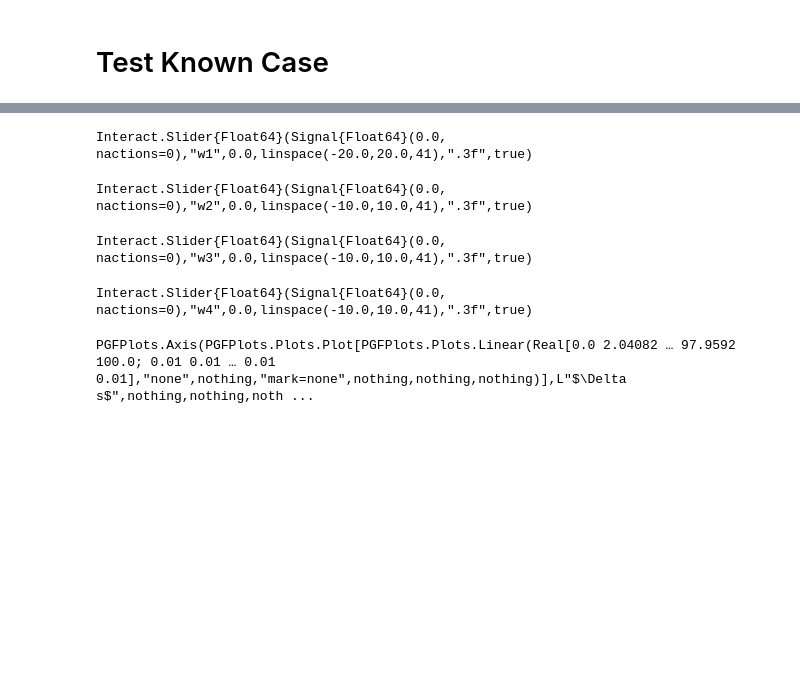
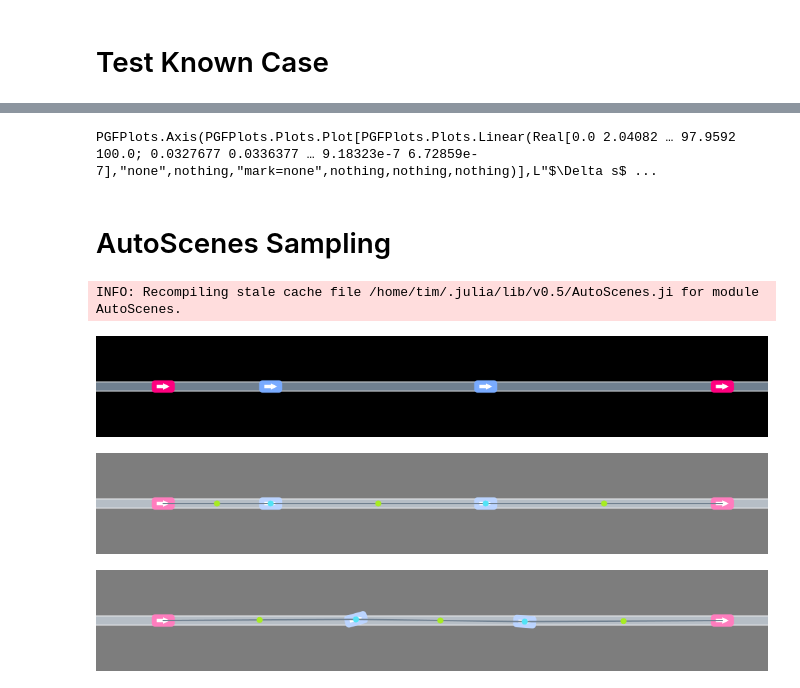
Before and after one commit to tawheeler/AutoScenes.jl, a Jupyter notebook: docs/TestKnownCase.ipynb, the cells around one changed output, grey strips where cells are left out. Saved outputs shown, nothing was run; the diff lists cells and outputs as text; code cells hidden in the pictures; blank space fills up the shorter version.

```diff
--- a/docs/TestKnownCase.ipynb
+++ b/docs/TestKnownCase.ipynb
@@ -109,10 +111,14 @@ PGFPlots.Axis(PGFPlots.Plots.Plot[PGFPlots.Plots.Linear(Real[-33.0 -31.6531 …
 # %%
 using Interact
 
-@manipulate for w1 in linspace(-20.0,20.0,41),
-                w2 in linspace(-10.0,10.0,41),
-                w3 in linspace(-10.0,10.0,41),
-                w4 in linspace(-10.0,10.0,41)
+w1 = -5.0
+w2 = -7.5
+w3 = 0.5
+w4 = 2.0
+# @manipulate for w1 in linspace(-20.0,20.0,41),
+#                 w2 in linspace(-10.0,10.0,41),
+#                 w3 in linspace(-10.0,10.0,41),
+#                 w4 in linspace(-10.0,10.0,41)
 
     function Ptilde_ds(ds::Float64)
         μ, σ = 30.0, 70.0
@@ -127,11 +133,43 @@ using Interact
     domain = (0.0, 100.0)
 
     Z = _integrate_simpsons(Ptilde_ds, domain..., 100)
-    Axis(PGFPlots.Plots.Linear(x->Ptilde_ds(x)/Z, domain, style="mark=none"), xmin=domain[1], xmax=domain[2], ymin=0.0, title=L"\Delta s")
-end
+    p_ds = PGFPlots.Plots.Linear(x->Ptilde_ds(x)/Z, domain, style="mark=none")
+    Axis(p_ds, xmin=domain[1], xmax=domain[2], ymin=0.0, title=L"\Delta s")
+# end
 # %% [output]
-Interact.Slider{Float64}(Signal{Float64}(0.0, nactions=0),"w1",0.0,linspace(-20.0,20.0,41),".3f",true)
+PGFPlots.Axis(PGFPlots.Plots.Plot[PGFPlots.Plots.Linear(Real[0.0 2.04082 … 97.9592 100.0; 0.0327677 0.0336377 … 9.18323e-7 6.72859e-7],"none",nothing,"mark=none",nothing,nothing,nothing)],L"$\Delta s$ ...
-Interact.Slider{Float64}(Signal{Float64}(0.0, nactions=0),"w2",0.0,linspace(-10.0,10.0,41),".3f",true)
-Interact.Slider{Float64}(Signal{Float64}(0.0, nactions=0),"w3",0.0,linspace(-10.0,10.0,41),".3f",true)
-Interact.Slider{Float64}(Signal{Float64}(0.0, nactions=0),"w4",0.0,linspace(-10.0,10.0,41),".3f",true)
-PGFPlots.Axis(PGFPlots.Plots.Plot[PGFPlots.Plots.Linear(Real[0.0 2.04082 … 97.9592 100.0; 0.01 0.01 … 0.01 0.01],"none",nothing,"mark=none",nothing,nothing,nothing)],L"$\Delta s$",nothing,nothing,noth ...
+# %% [markdown]
+# AutoScenes Sampling
+# %%
+using AutomotiveDrivingModels
+using AutoScenes
+using AutoViz
+
+scene, roadway = AutoScenes.get_start_scene_and_roadway()
+
+car_colors = Dict{Int,Colorant}()
+car_colors[2] = COLOR_CAR_EGO
+car_colors[3] = COLOR_CAR_EGO
+render(scene, roadway, cam=StaticCamera(VecE2(150.0,0.0), 8.0), canvas_height=150, car_colors=car_colors)
+# %% [output]
+INFO: Recompiling stale cache file /home/tim/.julia/lib/v0.5/AutoScenes.ji for module AutoScenes.
+[figure, added]
+# %%
+structure = SceneStructure([
+    FactorAssignment(FeatureForms.ROAD, [2]),
+    FactorAssignment(FeatureForms.ROAD, [3]),
+    FactorAssignment(FeatureForms.FOLLOW, [1,2]),
+    FactorAssignment(FeatureForms.FOLLOW, [2,3]),
+    FactorAssignment(FeatureForms.FOLLOW, [3,4]),
+    ], Set{Int}([2,3]), LeadFollowRelationships([2,3,4,0], [0,1,2,3]))
+overlays = SceneOverlay[Overwash(RGBA(1.0,1.0,1.0,0.7)), SceneStructureOverlay(structure)]
+render(scene, roadway, overlays, cam=StaticCamera(VecE2(150.0,0.0), 8.0), canvas_height=150, car_colors=car_colors)
+# %% [output]
+[figure, added]
+# %%
+factors = create_shared_factors()
+proposal_distribution = (Normal(0.0,10.0), Normal(0.0,1.0), Normal(0.0,2.0), Normal(0.0,0.2))
+metropolis_hastings!(scene, structure, roadway, factors, proposal_distribution, 1000)
+render(scene, roadway, overlays, cam=StaticCamera(VecE2(150.0,0.0), 8.0), canvas_height=150, car_colors=car_colors)
+# %% [output]
+[figure, added]
```
Also changed, not shown: parts of 11 cells of this notebook, 5 other files.
